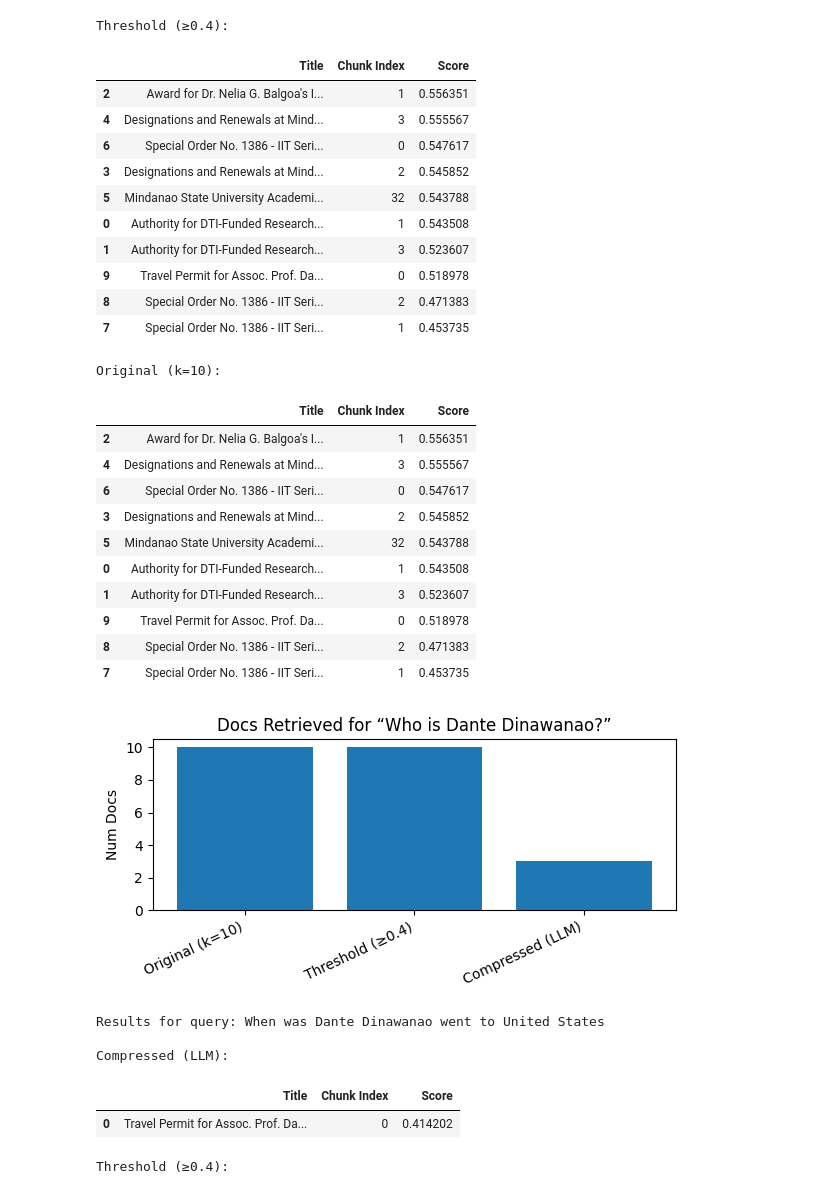
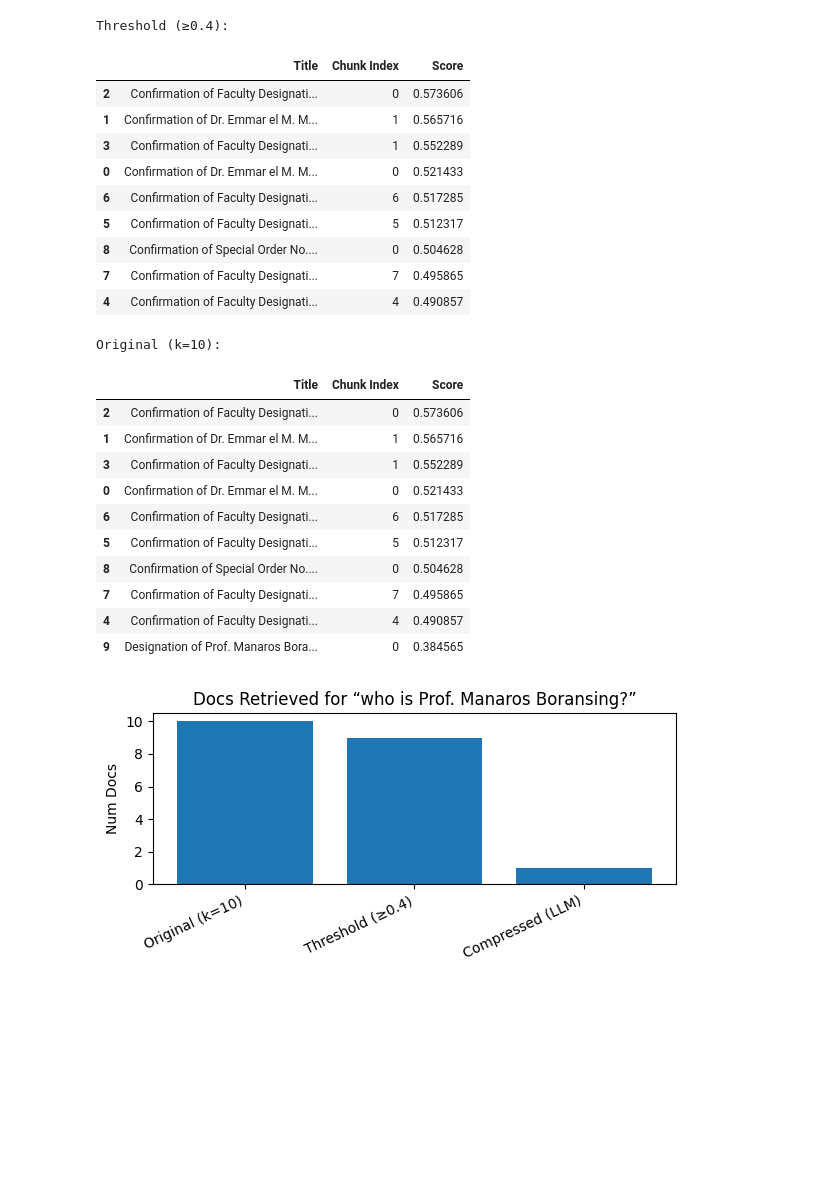
Before and after one commit to mjcarnaje/catsight.ai, a Jupyter notebook: backend/Test.ipynb, the cells around one changed output. Drawn from its saved outputs; the diff is of its cells as text; code cells hidden in the pictures; blank space fills up the shorter version.

```diff
--- a/backend/Test.ipynb
+++ b/backend/Test.ipynb
@@ -140,8 +140,7 @@ async def main():
     )
 
     queries = [
-        "Who is Dante Dinawanao?",
-        "When was Dante Dinawanao went to United States"
+        "who is Prof. Manaros Boransing?"\
     ]
     for q in queries:
         await process_query(q, TOP_K, SCORE_THRESHOLD, compression_retriever, vector_store)
@@ -163,31 +160,24 @@ Compressed (LLM):
 Threshold (≥0.4):
 |  | Title | Chunk Index | Score |
-| 2 | Award for Dr. Nelia G. Balgoa's I... | 1 | 0.556351 |
-| 4 | Designations and Renewals at Mind... | 3 | 0.555567 |
-| 6 | Special Order No. 1386 - IIT Seri... | 0 | 0.547617 |
-| 3 | Designations and Renewals at Mind... | 2 | 0.545852 |
-| 5 | Mindanao State University Academi... | 32 | 0.543788 |
-| 0 | Authority for DTI-Funded Research... | 1 | 0.543508 |
-| 1 | Authority for DTI-Funded Research... | 3 | 0.523607 |
-| 9 | Travel Permit for Assoc. Prof. Da... | 0 | 0.518978 |
-| 8 | Special Order No. 1386 - IIT Seri... | 2 | 0.471383 |
-| 7 | Special Order No. 1386 - IIT Seri... | 1 | 0.453735 |
+| 2 | Confirmation of Faculty Designati... | 0 | 0.573606 |
+| 1 | Confirmation of Dr. Emmar el M. M... | 1 | 0.565716 |
+| 3 | Confirmation of Faculty Designati... | 1 | 0.552289 |
+| 0 | Confirmation of Dr. Emmar el M. M... | 0 | 0.521433 |
+| 6 | Confirmation of Faculty Designati... | 6 | 0.517285 |
+| 5 | Confirmation of Faculty Designati... | 5 | 0.512317 |
+| 8 | Confirmation of Special Order No.... | 0 | 0.504628 |
+| 7 | Confirmation of Faculty Designati... | 7 | 0.495865 |
+| 4 | Confirmation of Faculty Designati... | 4 | 0.490857 |
 Original (k=10):
 |  | Title | Chunk Index | Score |
-| 2 | Award for Dr. Nelia G. Balgoa's I... | 1 | 0.556351 |
-| 4 | Designations and Renewals at Mind... | 3 | 0.555567 |
-| 6 | Special Order No. 1386 - IIT Seri... | 0 | 0.547617 |
-| 3 | Designations and Renewals at Mind... | 2 | 0.545852 |
-| 5 | Mindanao State University Academi... | 32 | 0.543788 |
-| 0 | Authority for DTI-Funded Research... | 1 | 0.543508 |
-| 1 | Authority for DTI-Funded Research... | 3 | 0.523607 |
-| 9 | Travel Permit for Assoc. Prof. Da... | 0 | 0.518978 |
-| 8 | Special Order No. 1386 - IIT Seri... | 2 | 0.471383 |
-| 7 | Special Order No. 1386 - IIT Seri... | 1 | 0.453735 |
+| 2 | Confirmation of Faculty Designati... | 0 | 0.573606 |
+| 1 | Confirmation of Dr. Emmar el M. M... | 1 | 0.565716 |
+| 3 | Confirmation of Faculty Designati... | 1 | 0.552289 |
+| 0 | Confirmation of Dr. Emmar el M. M... | 0 | 0.521433 |
+| 6 | Confirmation of Faculty Designati... | 6 | 0.517285 |
+| 5 | Confirmation of Faculty Designati... | 5 | 0.512317 |
+| 8 | Confirmation of Special Order No.... | 0 | 0.504628 |
+| 7 | Confirmation of Faculty Designati... | 7 | 0.495865 |
+| 4 | Confirmation of Faculty Designati... | 4 | 0.490857 |
+| 9 | Designation of Prof. Manaros Bora... | 0 | 0.384565 |
-[figure, old version]
+[figure, new version]
-Results for query: When was Dante Dinawanao went to United States
-
-Compressed (LLM):
-|  | Title | Chunk Index | Score |
-| 0 | Travel Permit for Assoc. Prof. Da... | 0 | 0.414202 |
-Threshold (≥0.4):
```
Also changed, not shown: parts of 1 cell of this notebook, 8 other files.
